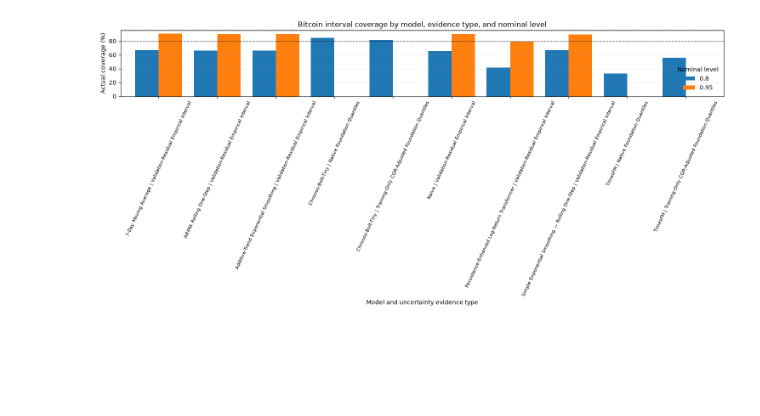
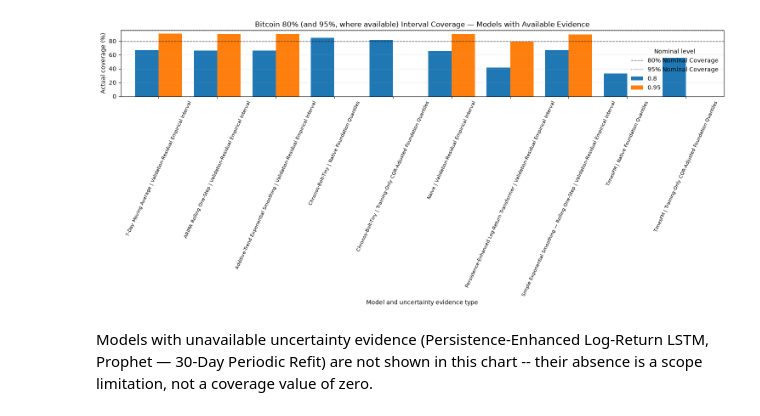
Before and after one commit to mdsoadsolaiman/Time-Series-Foundation-Models, a Jupyter notebook: notebooks/10_Bitcoin_Uncertainty.ipynb, the cells around one changed output. Cells and saved outputs as stored; diff of their text form; code cells hidden in the pictures; blank space fills up the shorter version.

```diff
--- a/notebooks/10_Bitcoin_Uncertainty.ipynb
+++ b/notebooks/10_Bitcoin_Uncertainty.ipynb
@@ -69,21 +223,21 @@ uncertainty[
 # %%
-import matplotlib.pyplot as plt
-
-# Keep only available coverage evidence and form readable series labels.
 coverage = uncertainty[uncertainty['Coverage'].notna()].copy()
 coverage['Series'] = coverage['Model'] + ' | ' + coverage['Uncertainty Evidence Type']
 coverage_plot = coverage.pivot(index='Series', columns='Nominal Level', values='Coverage')
 
-# Compare actual coverage with nominal reference levels by evidence type.
 ax = (100 * coverage_plot).plot(kind='bar', figsize=(15, 7), width=0.8)
 for nominal, style in [(0.80, '--'), (0.95, ':')]:
-    ax.axhline(100 * nominal, color='black', linestyle=style, linewidth=1, alpha=0.65)
-ax.set(title='Bitcoin interval coverage by model, evidence type, and nominal level', xlabel='Model and uncertainty evidence type', ylabel='Actual coverage (%)')
+    ax.axhline(100 * nominal, color='black', linestyle=style, linewidth=1, alpha=0.65,
+               label=f'{int(100*nominal)}% Nominal Coverage')
+ax.set(title='Bitcoin 80% (and 95%, where available) Interval Coverage — Models with Available Evidence',
+       xlabel='Model and uncertainty evidence type', ylabel='Actual coverage (%)')
 ax.tick_params(axis='x', rotation=65, labelsize=8)
 ax.grid(axis='y', alpha=0.25)
 ax.legend(title='Nominal level', frameon=False)
 ax.figure.tight_layout()
 plt.show()
 # %% [output]
-[figure, old version]
+[figure, new version]
+# %% [markdown]
+Models with unavailable uncertainty evidence (Persistence-Enhanced Log-Return LSTM, Prophet — 30-Day Periodic Refit) are not shown in this chart -- their absence is a scope limitation, not a coverage value of zero.
 # %% [markdown]
```
Also changed, not shown: parts of 28 cells of this notebook.
